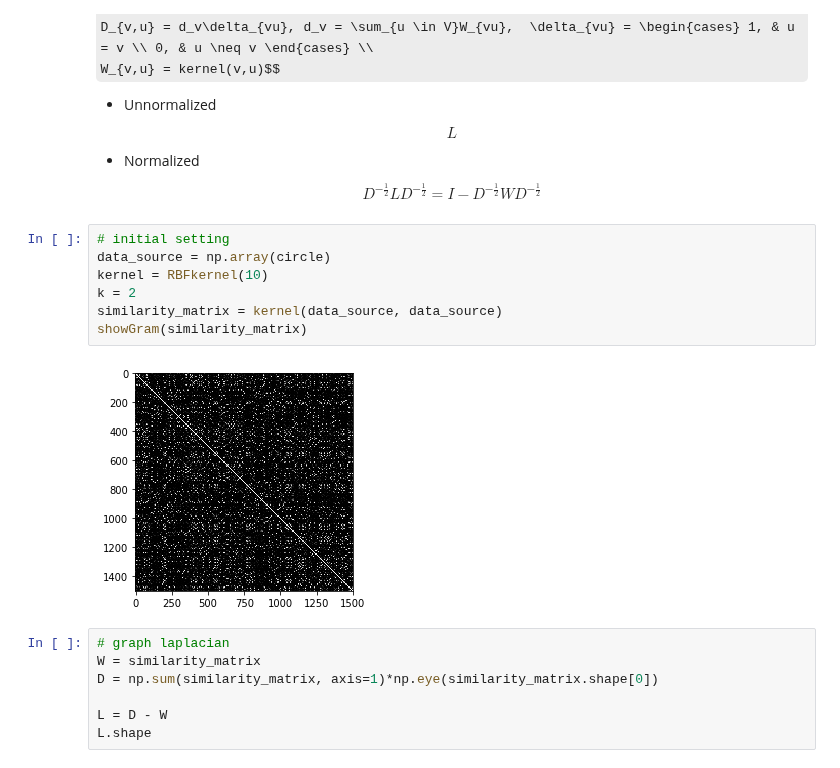
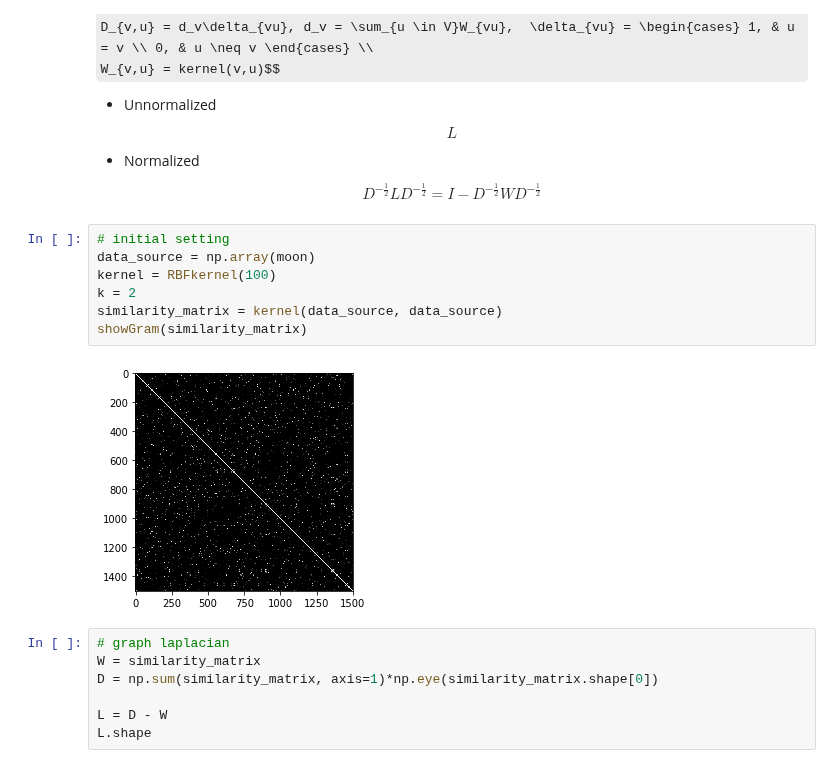
Before and after one commit to csielee/2018ML, a Jupyter notebook: HW6/HW6.ipynb, the cells around one changed output. Saved outputs shown, nothing was run; the diff lists cells and outputs as text; some formulas as TeX source.

```diff
--- a/HW6/HW6.ipynb
+++ b/HW6/HW6.ipynb
@@ -261,13 +327,13 @@ $$ L $$
 $$ D^{-\frac{1}{2}} L D^{-\frac{1}{2}} = I - D^{-\frac{1}{2}} W D^{-\frac{1}{2}} $$
 # %%
 # initial setting
-data_source = np.array(circle)
-kernel = RBFkernel(10)
+data_source = np.array(moon)
+kernel = RBFkernel(100)
 k = 2
 similarity_matrix = kernel(data_source, data_source)
 showGram(similarity_matrix)
 # %% [output]
-[figure, old version]
+[figure, new version]
 # %%
 # graph laplacian
 W = similarity_matrix
```
Also changed, not shown: parts of 21 cells of this notebook.
